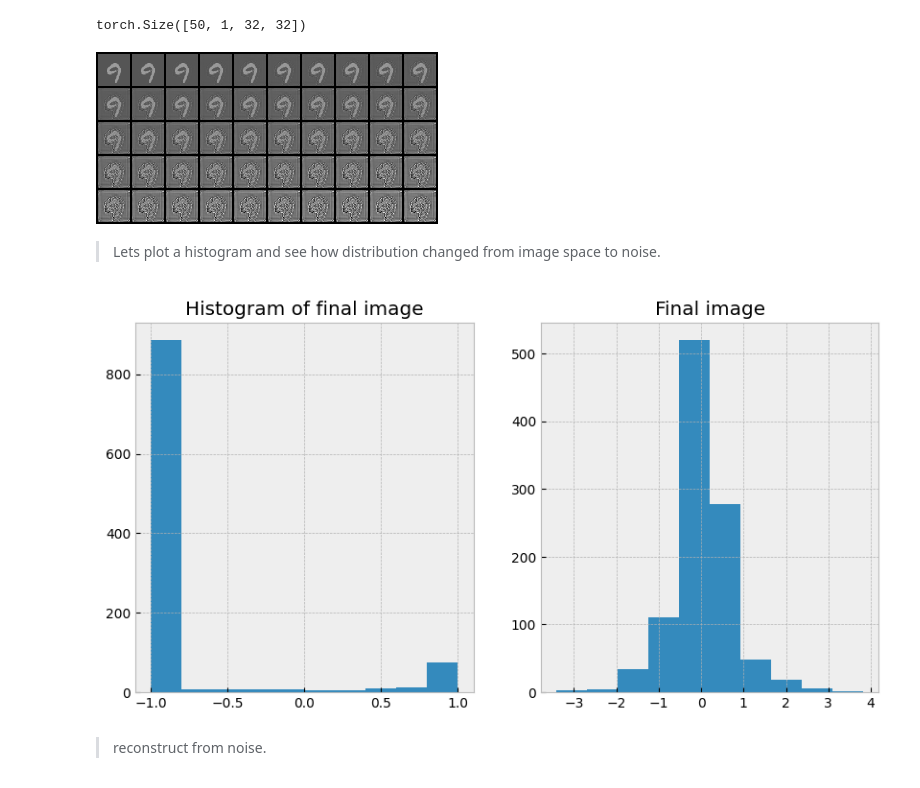
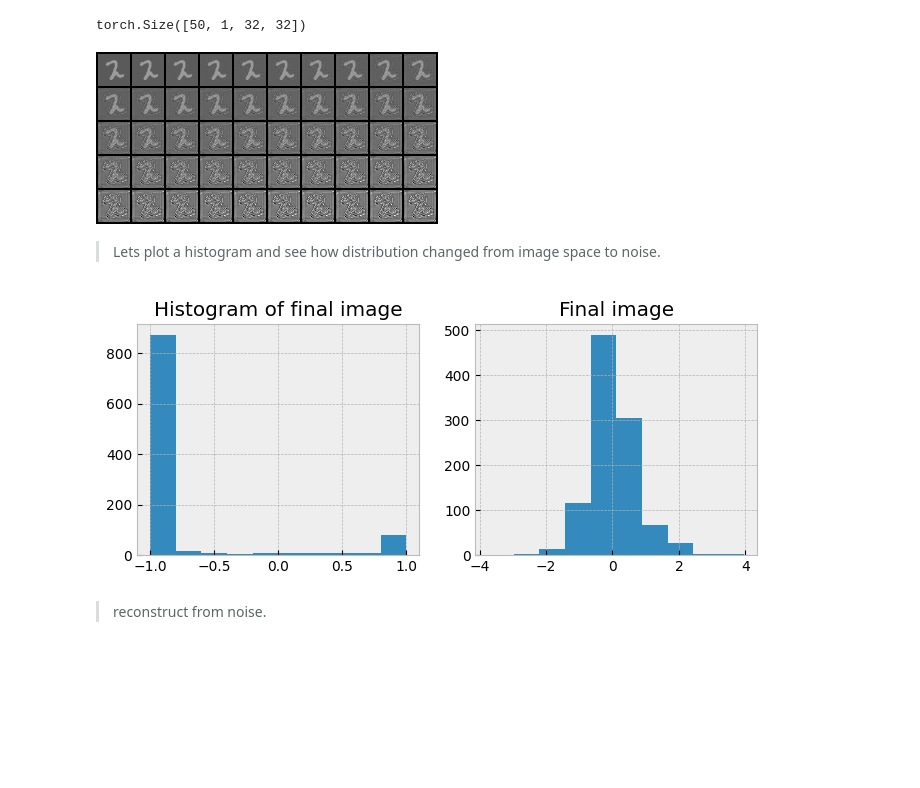
Before and after one commit to prakashjayy/genai, a Jupyter notebook: flow/01_flow.ipynb, the cells around one changed output. Drawn from its saved outputs; the diff is of its cells as text; code cells hidden in the pictures; blank space fills up the shorter version.

```diff
--- a/flow/01_flow.ipynb
+++ b/flow/01_flow.ipynb
@@ -165,7 +165,7 @@ model = UNet2DModel(
     in_channels=1,
     out_channels=1,
     layers_per_block=2,
-    block_out_channels=(128, 256, 256, 256),
+    block_out_channels=(64, 128, 256, 512),
     down_block_types=("DownBlock2D", "DownBlock2D", "AttnDownBlock2D", "DownBlock2D"),
     up_block_types=("UpBlock2D", "AttnUpBlock2D", "UpBlock2D", "UpBlock2D"),
 )
@@ -300,6 +291,6 @@ Epoch 11 completed: train loss 0.1336841565777244
 # %%
-ema_model.eval()
-out = sample_images(ema_model, 64, device)
+model.eval()
+out = sample_images(model, 64, device)
 out = (out+1)/2
 img = torchvision.transforms.ToPILImage()(torchvision.utils.make_grid(out[0].cpu(), nrow=10, normalize=True))
 img
@@ -328,5 +317,5 @@ torchvision.transforms.ToPILImage()(imgs[10])
 # %%
-x1 = imgs[10].unsqueeze(0)
+x1 = imgs[12].unsqueeze(0)
 x1 = 2*x1-1
 time_steps = torch.linspace(1, 0, 50)
 x1.shape, time_steps.shape, x1.max(), x1.min()
@@ -351,18 +340,18 @@ torch.Size([50, 1, 32, 32])
 # %%
 torchvision.transforms.ToPILImage()(torchvision.utils.make_grid(outs, nrow=10, normalize=True))
 # %% [output]
-[figure, old version]
+[figure, new version]
 # %% [markdown]
 > Lets plot a histogram and see how distribution changed from image space to noise.
 # %%
-fig, ax = plt.subplots(1, 2, figsize=(10, 5))
+fig, ax = plt.subplots(1, 2, figsize=(8, 3))
 ax[0].hist(outs[0].flatten().cpu().numpy())
 ax[0].set_title("Histogram of final image")
 ax[1].hist(outs[-1].flatten().cpu().numpy())
 ax[1].set_title("Final image")
 plt.show()
 # %% [output]
-[figure, old version]
+[figure, new version]
 # %% [markdown]
 > reconstruct from noise.
 # %%
```
Also changed, not shown: parts of 23 cells of this notebook, 1 other file.
